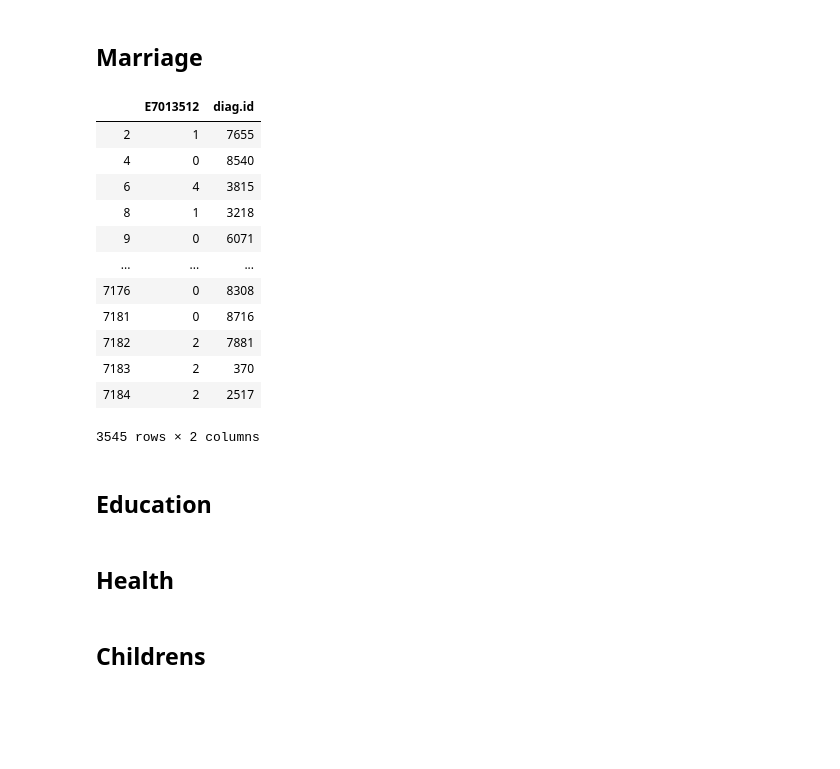
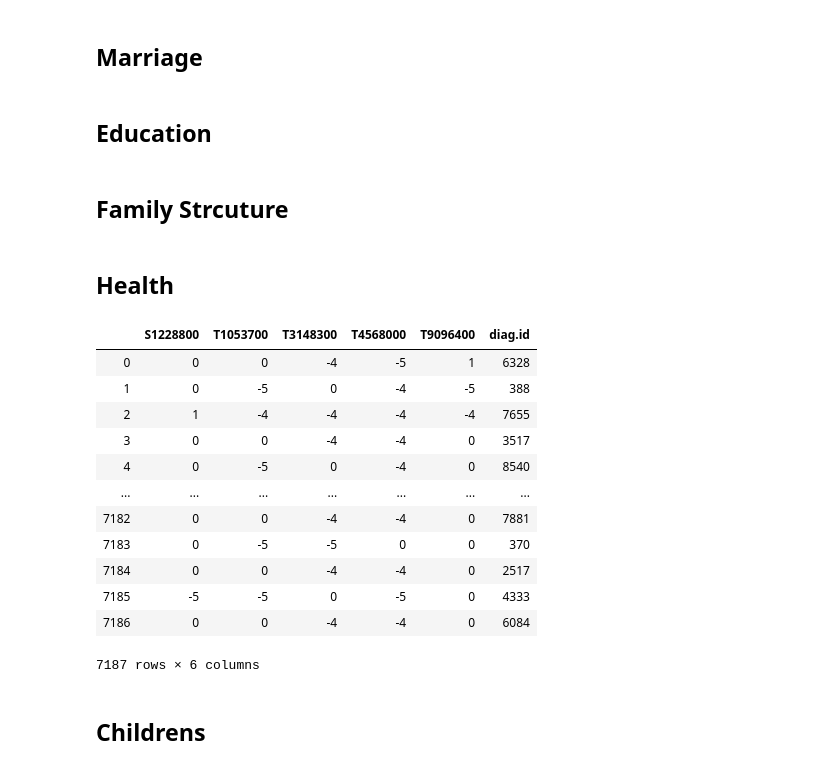
Before and after one commit to lucasmation/MLapp-yhat-challenge, a Jupyter notebook: Part1.ipynb, the cells around one changed output. Drawn from its saved outputs; the diff is of its cells as text; code cells hidden in the pictures; blank space fills up the shorter version.

```diff
--- a/Part1.ipynb
+++ b/Part1.ipynb
@@ -277,32 +277,47 @@ income_average
 marriage_data = data[['E7013512','status of respond','diag.id']]
 marriage_data = marriage_data[(marriage_data['status of respond']=='Responded')]
 marriage_data = marriage_data.drop(columns=('status of respond'))
-marriage_data
+marriage_data.columns=['marriage_status', 'diag.id']
-# %% [output]
-|  | E7013512 | diag.id |
-| 2 | 1 | 7655 |
-| 4 | 0 | 8540 |
-| 6 | 4 | 3815 |
-| 8 | 1 | 3218 |
-| 9 | 0 | 6071 |
-| ... | ... | ... |
-| 7176 | 0 | 8308 |
-| 7181 | 0 | 8716 |
-| 7182 | 2 | 7881 |
-| 7183 | 2 | 370 |
-| 7184 | 2 | 2517 |
-3545 rows × 2 columns
 # %% [markdown]
 ## Education
+# %% [markdown]
+## Family Strcuture
 # %% [markdown]
 ## Health
-# %%
-cronic_cond = ['S1228800',
-'T1053700',
-'T3148300',
-'T4568000',
-'T9096400', 'diag.id']
-## categorical
+# %%
+health_status = ['R0320600',
+'R2164000',
+'R3481900',
+'R4880100',
+'R6497500',
+'S1225000',
+'S3302500',
+'S4919500',
+'S6661100',
+'S8644200',
+'T1049500',
+'T3144600',
+'T4562200',
+'T6206400',
+'T7703800',
+'T9093100',
+'U1096500']
+## categorical
+data[cronic_cond]
+# %% [output]
+|  | S1228800 | T1053700 | T3148300 | T4568000 | T9096400 | diag.id |
+| 0 | 0 | 0 | -4 | -5 | 1 | 6328 |
+| 1 | 0 | -5 | 0 | -4 | -5 | 388 |
+| 2 | 1 | -4 | -4 | -4 | -4 | 7655 |
+| 3 | 0 | 0 | -4 | -4 | 0 | 3517 |
+| 4 | 0 | -5 | 0 | -4 | 0 | 8540 |
+| ... | ... | ... | ... | ... | ... | ... |
+| 7182 | 0 | 0 | -4 | -4 | 0 | 7881 |
+| 7183 | 0 | -5 | -5 | 0 | 0 | 370 |
+| 7184 | 0 | 0 | -4 | -4 | 0 | 2517 |
+| 7185 | -5 | -5 | 0 | -5 | 0 | 4333 |
+| 7186 | 0 | 0 | -4 | -4 | 0 | 6084 |
+7187 rows × 6 columns
 # %% [markdown]
 ## Childrens
 # %%
```
Also changed, not shown: parts of 12 cells of this notebook, 1 other file.
